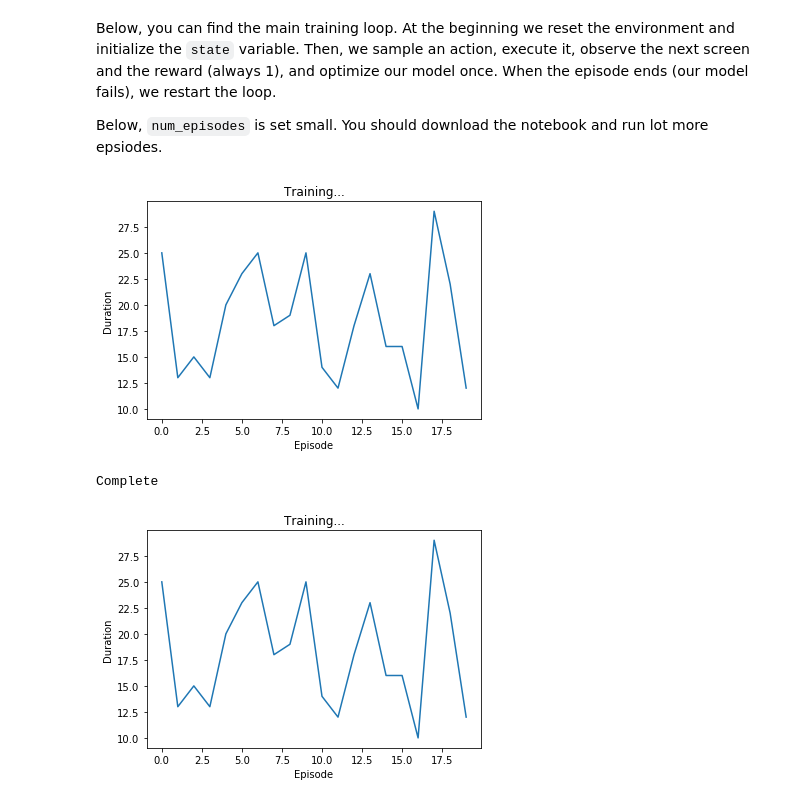
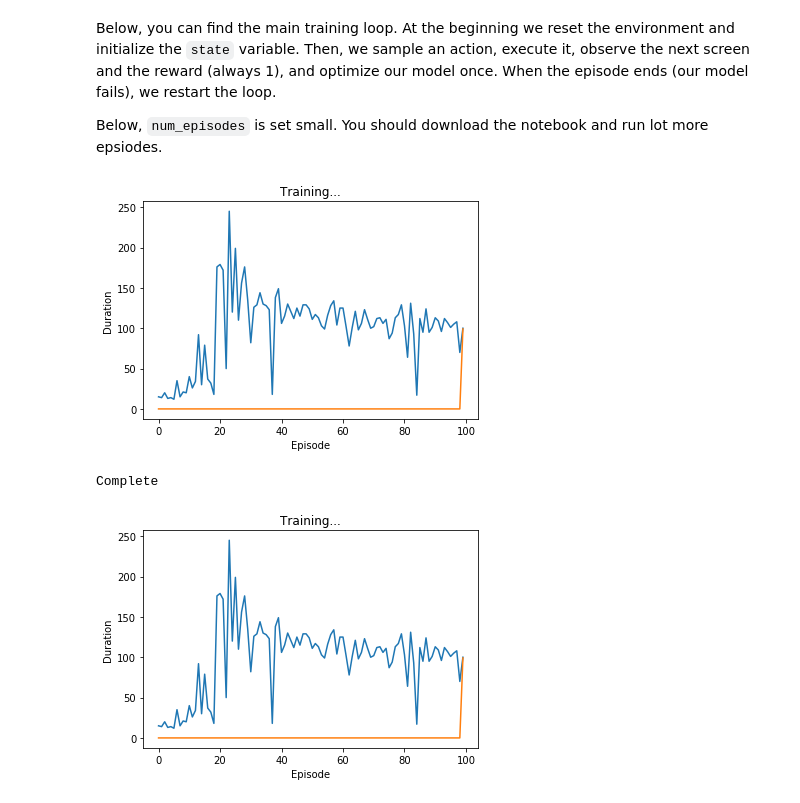
Before and after one commit to hahakumquat/stat234-project, a Jupyter notebook: reinforcement_q_learning.ipynb, the cells around one changed output. Saved outputs shown, nothing was run; the diff lists cells and outputs as text; code cells hidden in the pictures.

```diff
--- a/reinforcement_q_learning.ipynb
+++ b/reinforcement_q_learning.ipynb
@@ -418,7 +418,7 @@ fails), we restart the loop.
 Below, `num_episodes` is set small. You should download
 the notebook and run lot more epsiodes.
 # %%
-num_episodes = 10
+num_episodes = 100
 for i_episode in range(num_episodes):
     # Initialize the environment and state
     env.reset()
@@ -431,33 +431,33 @@ for i_episode in range(num_episodes):
         _, reward, done, _ = env.step(action[0, 0])
         reward = Tensor([reward])
 
         # Observe new state
         last_screen = current_screen
         current_screen = get_screen()
         if not done:
             next_state = current_screen - last_screen
         else:
             next_state = None
 
         # Store the transition in memory
         memory.push(state, action, next_state, reward)
 
         # Move to the next state
         state = next_state
 
         # Perform one step of the optimization (on the target network)
         optimize_model()
         if done:
             episode_durations.append(t + 1)
             plot_durations()
             break
 
 print('Complete')
 # env.render(close=True)
 env.close()
 plt.ioff()
 plt.show()
 # %% [output]
-[figure, old version]
+[figure, new version]
 Complete
-[figure, old version]
+[figure, new version]
```
Also changed, not shown: parts of 2 cells of this notebook, 1 other file.
